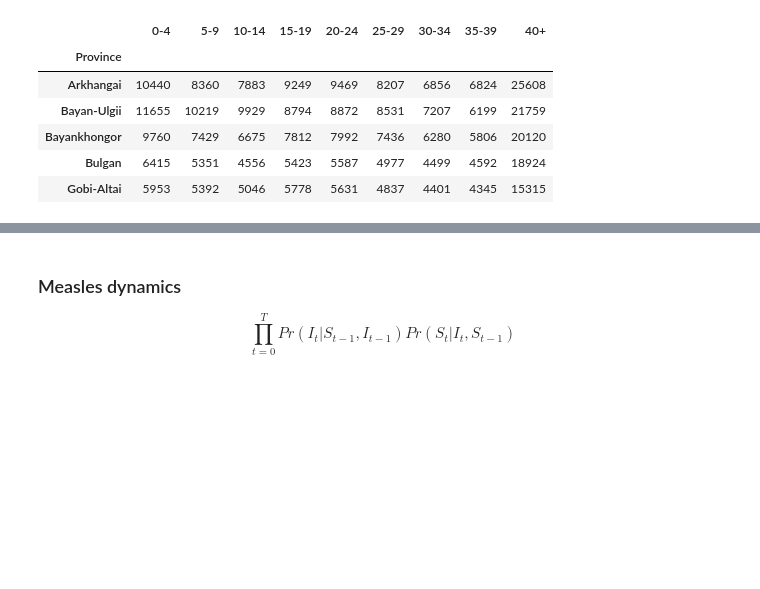
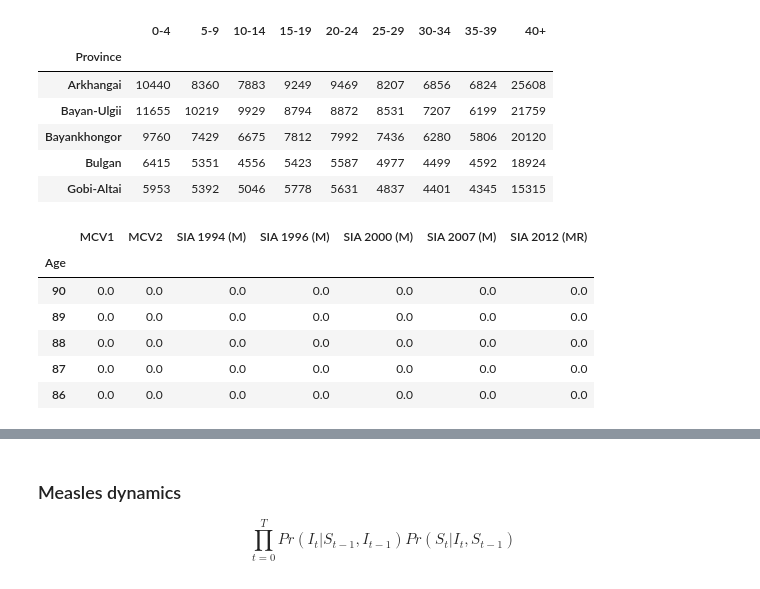
Before and after one commit to fonnesbeck/mongolia_measles, a Jupyter notebook: notebooks/Measles Dynamics.ipynb, the cells around one changed output, grey strips where cells are left out. Drawn from its saved outputs; the diff is of its cells as text; code cells hidden in the pictures; blank space fills up the shorter version.

```diff
--- a/notebooks/Measles Dynamics.ipynb
+++ b/notebooks/Measles Dynamics.ipynb
@@ -99,0 +100,10 @@ pop_classes_total = pop_classes.sum().values
+# %%
+coverage.head()
+# %% [output]
+|  | MCV1 | MCV2 | SIA 1994 (M) | SIA 1996 (M) | SIA 2000 (M) | SIA 2007 (M) | SIA 2012 (MR) |
+| Age |  |  |  |  |  |  |  |
+| 90 | 0.0 | 0.0 | 0.0 | 0.0 | 0.0 | 0.0 | 0.0 |
+| 89 | 0.0 | 0.0 | 0.0 | 0.0 | 0.0 | 0.0 | 0.0 |
+| 88 | 0.0 | 0.0 | 0.0 | 0.0 | 0.0 | 0.0 | 0.0 |
+| 87 | 0.0 | 0.0 | 0.0 | 0.0 | 0.0 | 0.0 | 0.0 |
+| 86 | 0.0 | 0.0 | 0.0 | 0.0 | 0.0 | 0.0 | 0.0 |
```
Also changed, not shown: parts of 6 cells of this notebook, 1 other file.
